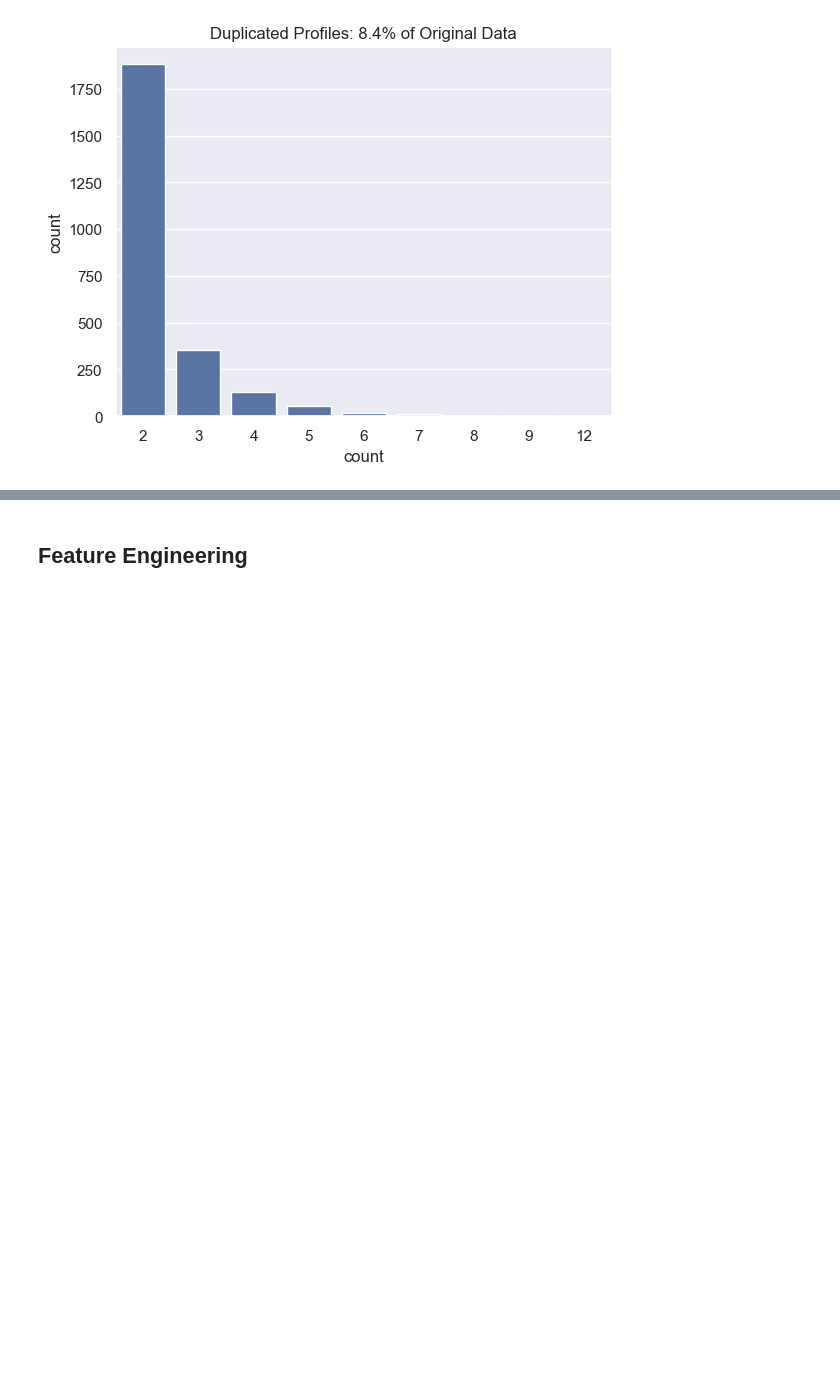
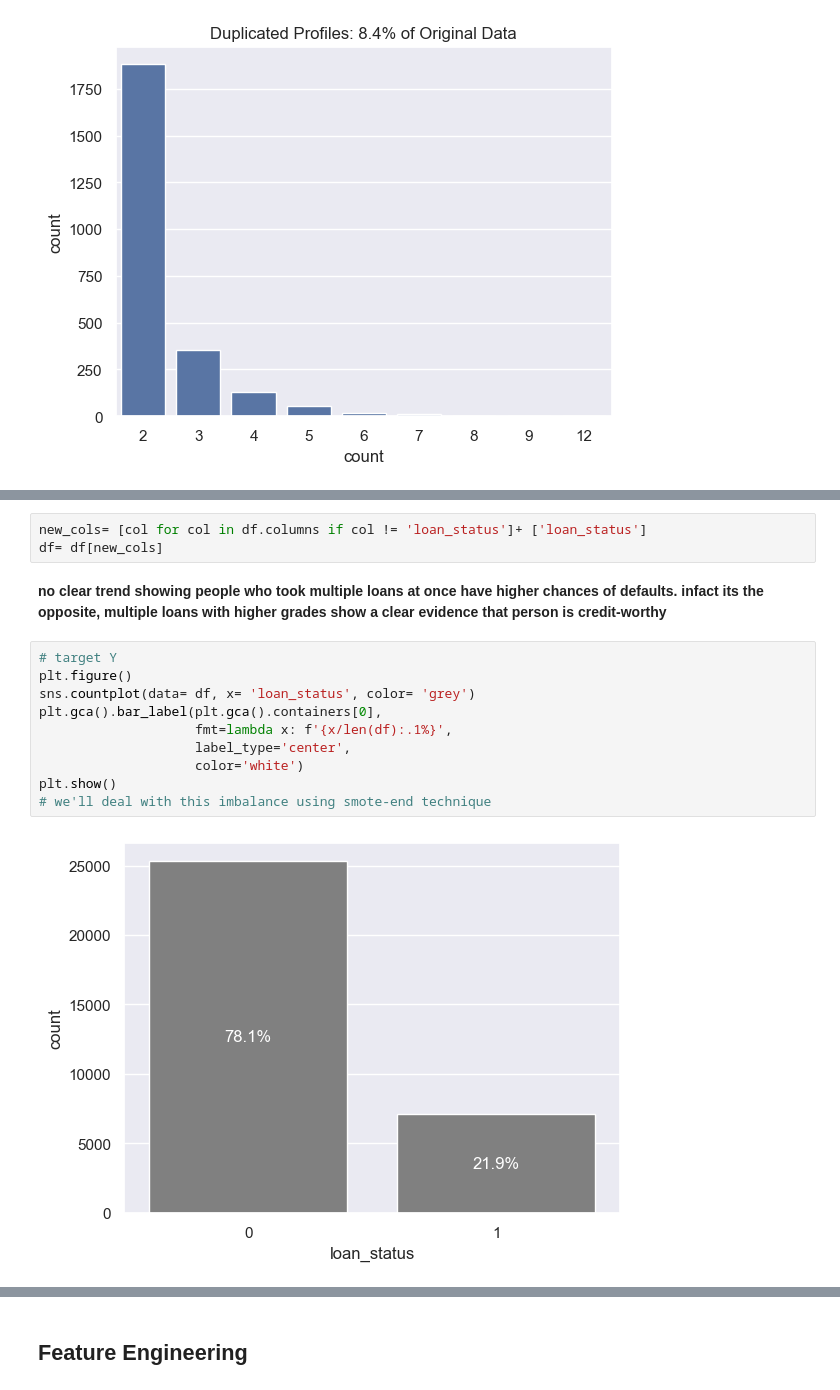
Before and after one commit to ethanhopkins101/DataScience-Projects, a Jupyter notebook: credit_risk/credit_risk_oversampling.ipynb, the cells around one changed output, grey strips where cells are left out. Cells and saved outputs as stored; diff of their text form; blank space fills up the shorter version.

```diff
--- a/credit_risk/credit_risk_oversampling.ipynb
+++ b/credit_risk/credit_risk_oversampling.ipynb
@@ -117,0 +190,18 @@ plt.show()
+# %%
+new_cols= [col for col in df.columns if col != 'loan_status']+ ['loan_status']
+df= df[new_cols]
+# %% [markdown]
+**no clear trend showing people who took multiple loans at once have higher chances of defaults.**
+**infact its the opposite, multiple loans with higher grades show a clear evidence that person is credit-worthy**
+# %%
+# target Y
+plt.figure()
+sns.countplot(data= df, x= 'loan_status', color= 'grey')
+plt.gca().bar_label(plt.gca().containers[0],
+                    fmt=lambda x: f'{x/len(df):.1%}',
+                    label_type='center',
+                    color='white')
+plt.show()
+# we'll deal with this imbalance using smote-end technique
+# %% [output]
+[figure, added]
```
Also changed, not shown: parts of 30 cells of this notebook.
